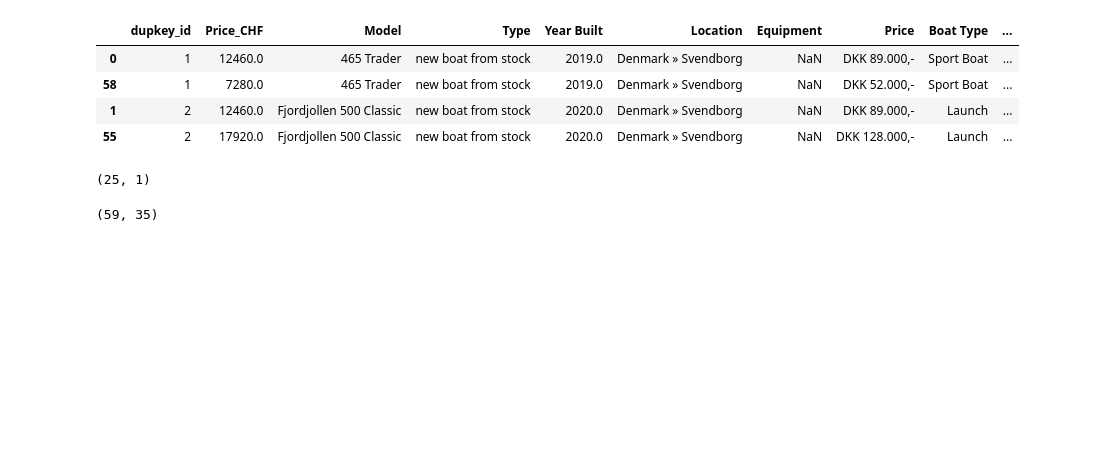
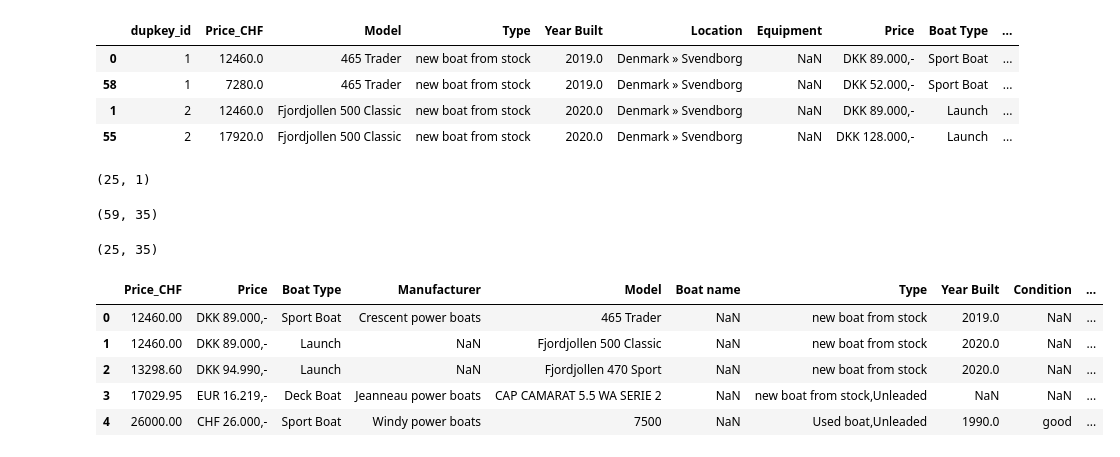
Before and after one commit to maxOVF/OVFAcademy, a Jupyter notebook: Boat_Price.ipynb, the cells around one changed output. Saved outputs shown, nothing was run; the diff lists cells and outputs as text; code cells hidden in the pictures; blank space fills up the shorter version.

```diff
--- a/Boat_Price.ipynb
+++ b/Boat_Price.ipynb
@@ -726,3 +726,18 @@ mean_Price.shape
 duplicated_boat.shape
 # %% [output]
 (59, 35)
+# %%
+duplicated_boat = duplicated_boat.drop_duplicates(subset='dupkey_id', keep='first').reset_index(drop=True)
+# %%
+duplicated_boat.shape
+# %% [output]
+(25, 35)
+# %%
+duplicated_boat.head()
+# %% [output]
+|  | Price_CHF | Price | Boat Type | Manufacturer | Model | Boat name | Type | Year Built | Condition | ... |
+| 0 | 12460.00 | DKK 89.000,- | Sport Boat | Crescent power boats | 465 Trader | NaN | new boat from stock | 2019.0 | NaN | ... |
+| 1 | 12460.00 | DKK 89.000,- | Launch | NaN | Fjordjollen 500 Classic | NaN | new boat from stock | 2020.0 | NaN | ... |
+| 2 | 13298.60 | DKK 94.990,- | Launch | NaN | Fjordjollen 470 Sport | NaN | new boat from stock | 2020.0 | NaN | ... |
+| 3 | 17029.95 | EUR 16.219,- | Deck Boat | Jeanneau power boats | CAP CAMARAT 5.5 WA SERIE 2 | NaN | new boat from stock,Unleaded | NaN | NaN | ... |
+| 4 | 26000.00 | CHF 26.000,- | Sport Boat | Windy power boats | 7500 | NaN | Used boat,Unleaded | 1990.0 | good | ... |
```
Also changed, not shown: parts of 3 cells of this notebook.
